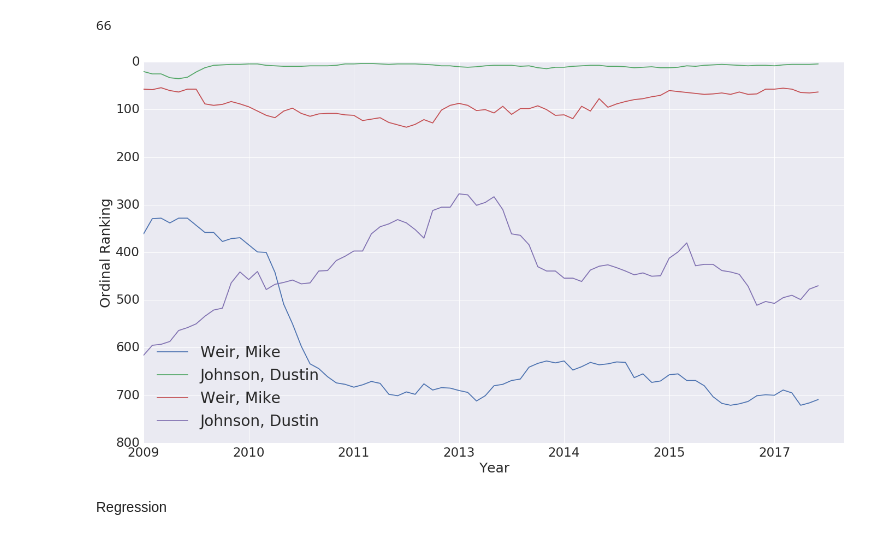
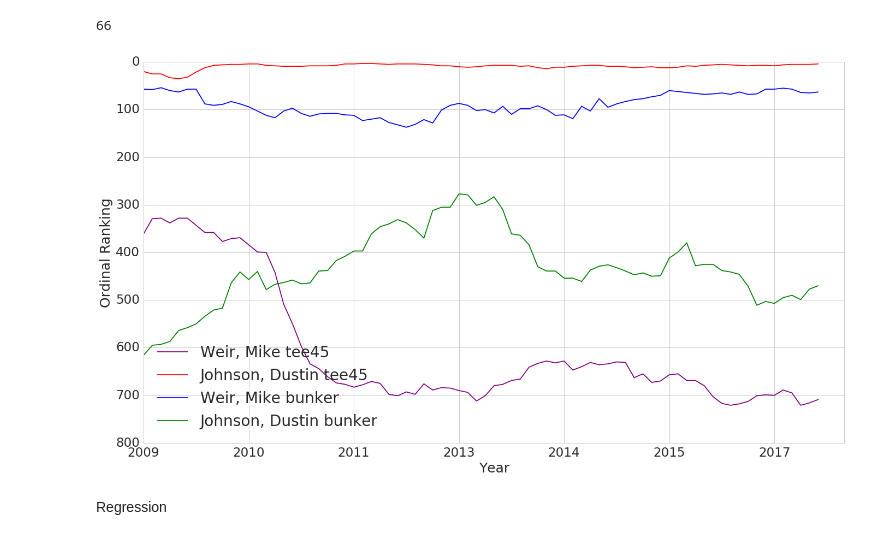
Before and after one commit to adamwlev/StrokesGained2, a Jupyter notebook: Modeling/Shot_Level_Ranks.ipynb, the cells around one changed output. Drawn from its saved outputs; the diff is of its cells as text; code cells hidden in the pictures.

```diff
--- a/Modeling/Shot_Level_Ranks.ipynb
+++ b/Modeling/Shot_Level_Ranks.ipynb
@@ -2,6 +2,7 @@
 import numpy as np
 import pandas as pd
 import seaborn as sns
+sns.set_style('whitegrid')
 import pickle
 import scipy
 from scipy.sparse import csc_matrix
@@ -242,15 +243,8 @@ Adam Corr = 0.0139236178136
 Broadie Corr = 0.0344512702209
 # %%
 def confidence_interval(df,its):
-    corrs_adam,corrs_broadie = [],[]
+    diff_corrs = []
     for _ in range(its):
         df_ = df.sample(frac=1,replace=True)
-        corrs_adam.append(np.corrcoef(df_.Predictions_Adam,df_.Outcome)[0,1])
-        corrs_broadie.append(np.corrcoef(df_.Predictions_Broadie,df_.Outcome)[0,1])
-    return corrs_adam,corrs_broadie
+        diff_corrs.append(np.corrcoef(df_.Predictions_Adam,df_.Outcome)[0,1] - np.corrcoef(df_.Predictions_Broadie,df_.Outcome)[0,1])
+    return diff_corrs
-# %%
-for cat in cats:
-    corrs_adam,corrs_broadie = confidence_interval(ps_and_os[cat],1000)
-    print cat
-    print 'adam',np.mean(corrs_adam),np.std(corrs_adam)
-    print 'broadie',np.mean(corrs_broadie),np.std(corrs_broadie)
@@ -274,0 +251,5 @@ broadie 0.0345270291414 0.00824705213653
+# %%
+for cat in cats:
+    diff_corrs = confidence_interval(ps_and_os[cat],10000)
+    print cat
+    print 'diff', np.percentile(diff_corrs,q=[2.5,97.5])
@@ -406,32 +405,33 @@ top_200[240].sum()
 66
 # %%
 fig, ax = plt.subplots(1,1, figsize=(23,12.5))
-for cat in ['tee45','bunker']:
+color_map = {0:'purple',1:'red',2:'blue',3:'green'}
+for u,cat in enumerate(['tee45','bunker']):
     reps = np.copy(reps_adam[cat])
     reps = pd.DataFrame(reps).rank(ascending=False).values
     top_200 = reps<=200
     rating1 = np.copy(ratings_adam[cat])
     #rating1[top_200] = np.nan
     ranking1 = pd.DataFrame(rating1).rank(ascending=False).values
     #rating2 = np.copy(ratings_broadie[cat])
     #rating2[top_200] = np.nan
     #ranking2 = pd.DataFrame(rating2).rank(ascending=False).values
-    for ind in inds_to_plot:
-        plt.plot(np.arange(ratings_adam[cat].shape[1])[60:],ranking1[ind][60:],label=num_to_name[ind_to_num[ind]])
+    for u1,ind in enumerate(inds_to_plot):
+        plt.plot(np.arange(ratings_adam[cat].shape[1])[60:],ranking1[ind][60:],c=color_map[u*2+u1],label=num_to_name[ind_to_num[ind]] + ' ' + cat)
         #plt.plot(np.arange(ratings_adam[cat].shape[1]),ranking2[ind],label=num_to_name[ind_to_num[ind]] + ' Strokes Gained to the Field')
 
 
 plt.legend(loc=3,prop={'size':28})
 #plt.title(cat+'ranking',fontsize=24)
 plt.xticks(np.arange(ratings_adam[cat].shape[1])[60:][::12],years[60:][::12])
 plt.setp(ax.get_xticklabels(), fontsize=23);
 plt.setp(ax.get_yticklabels(), fontsize=23);
 plt.gca().invert_yaxis()
 plt.ylabel('Ordinal Ranking',fontsize=25)
 plt.xlabel('Year',fontsize=25)
 plt.savefig('./../Plots/WeirJohnson.png',dpi=100)
 # %% [output]
-[figure, old version]
+[figure, new version]
 # %% [markdown]
 Regression
 # %%
```
Also changed, not shown: parts of 3 cells of this notebook, 1 other file.
